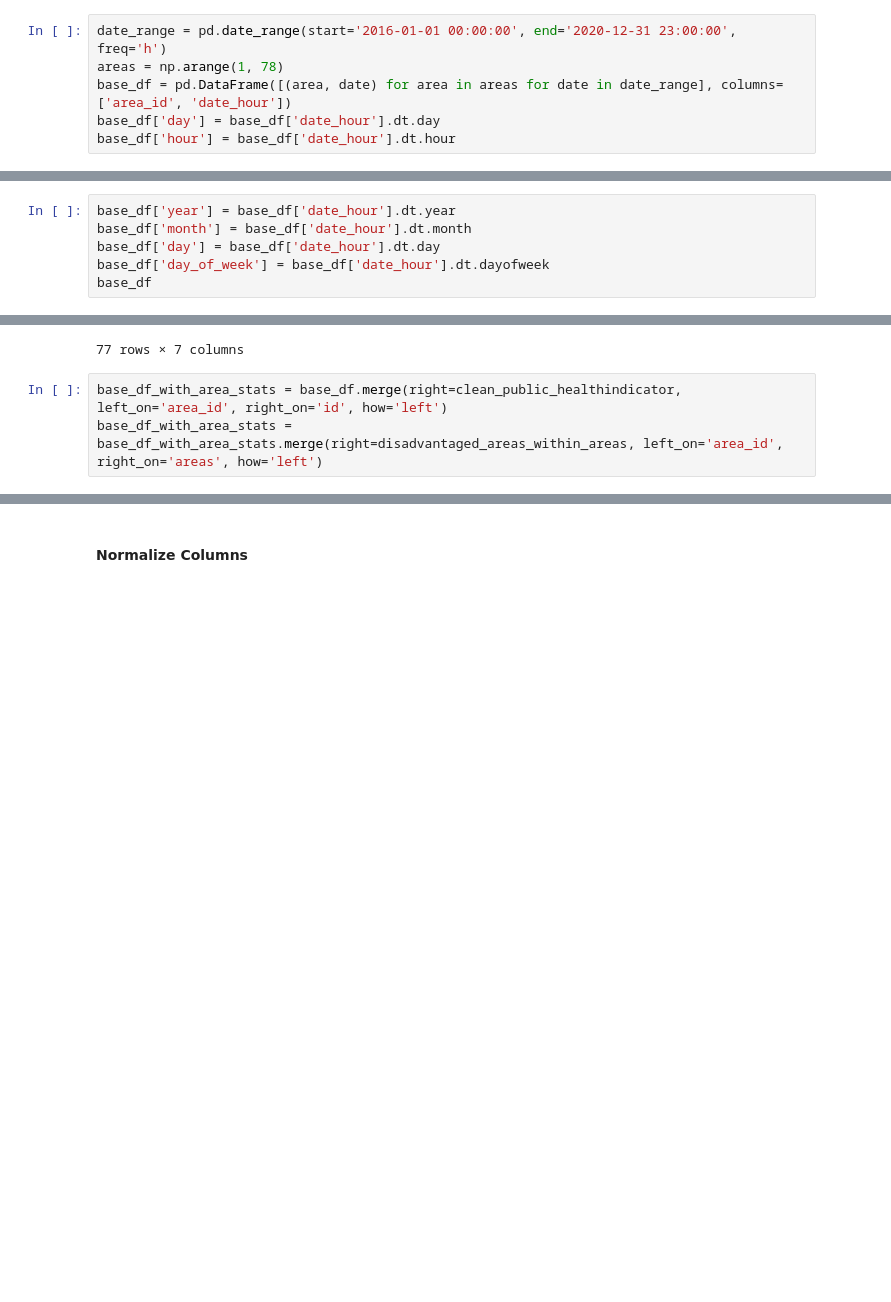
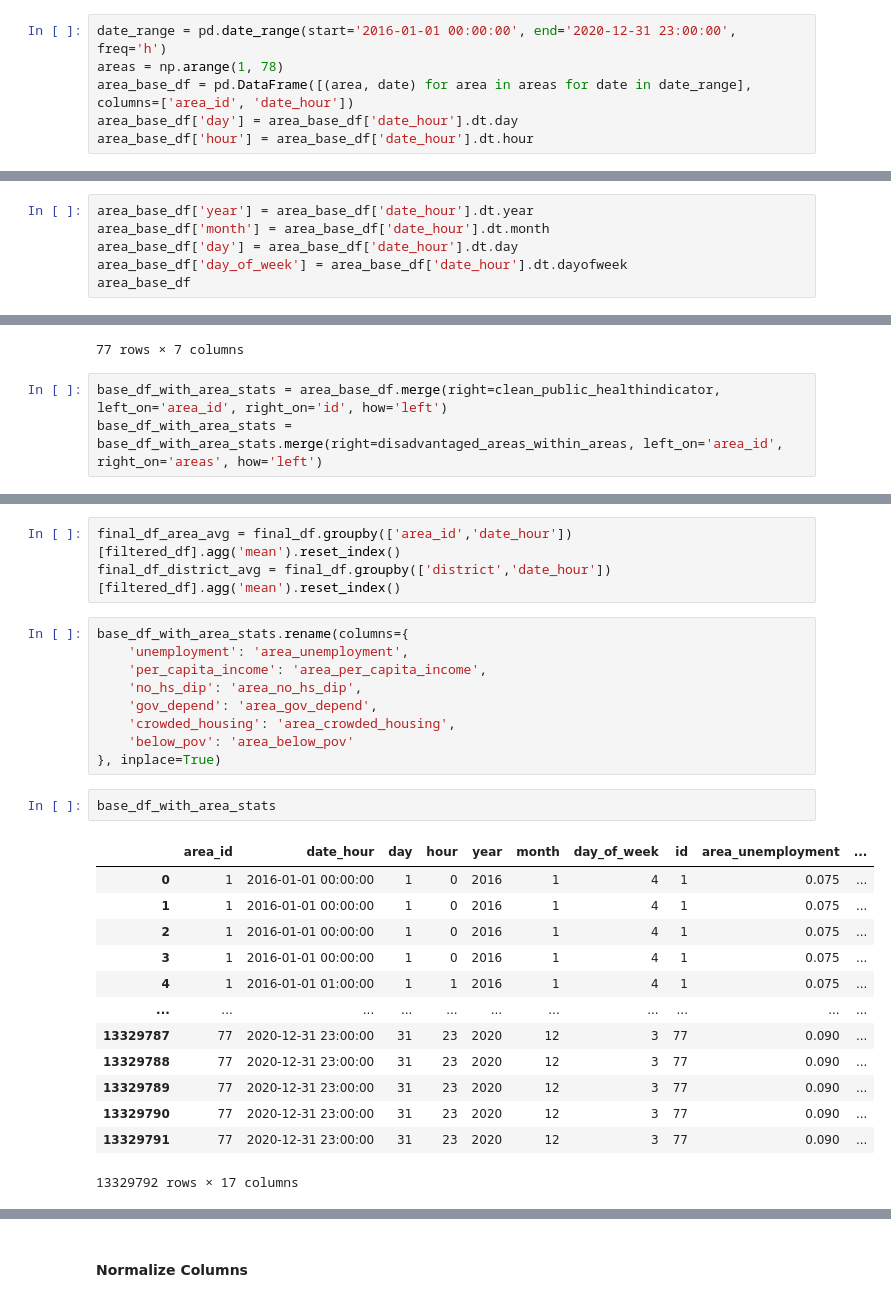
Before and after one commit to evanameyer1/Uncovering-New-Factors-In-Chicago-Crime-through-Regression-Models, a Jupyter notebook: models/notebooks/04_feature_engineering.ipynb, the cells around one changed output, grey strips where cells are left out. Drawn from its saved outputs; the diff is of its cells as text; blank space fills up the shorter version.

```diff
--- a/models/notebooks/04_feature_engineering.ipynb
+++ b/models/notebooks/04_feature_engineering.ipynb
@@ -95,6 +118,6 @@ final_df = final_df.rename(columns={'areas':'area_id'})
 # %%
 date_range = pd.date_range(start='2016-01-01 00:00:00', end='2020-12-31 23:00:00', freq='h')
 areas = np.arange(1, 78)
-base_df = pd.DataFrame([(area, date) for area in areas for date in date_range], columns=['area_id', 'date_hour'])
-base_df['day'] = base_df['date_hour'].dt.day
-base_df['hour'] = base_df['date_hour'].dt.hour
+area_base_df = pd.DataFrame([(area, date) for area in areas for date in date_range], columns=['area_id', 'date_hour'])
+area_base_df['day'] = area_base_df['date_hour'].dt.day
+area_base_df['hour'] = area_base_df['date_hour'].dt.hour
@@ -117,9 +140,9 @@ base_df
 # %%
-base_df['year'] = base_df['date_hour'].dt.year
-base_df['month'] = base_df['date_hour'].dt.month
-base_df['day'] = base_df['date_hour'].dt.day
-base_df['day_of_week'] = base_df['date_hour'].dt.dayofweek
-base_df
+area_base_df['year'] = area_base_df['date_hour'].dt.year
+area_base_df['month'] = area_base_df['date_hour'].dt.month
+area_base_df['day'] = area_base_df['date_hour'].dt.day
+area_base_df['day_of_week'] = area_base_df['date_hour'].dt.dayofweek
+area_base_df
 # %% [output]
 |  | area_id | date_hour | day | hour | year | month | day_of_week |
 | 0 | 1 | 2016-01-01 00:00:00 | 1 | 0 | 2016 | 1 | 4 |
@@ -154,7 +177,7 @@ clean_public_healthindicator
 | 76 | 77 | 0.090 | 33364 | 0.090 | 0.234 | 0.039 | 0.166 |
 77 rows × 7 columns
 # %%
-base_df_with_area_stats = base_df.merge(right=clean_public_healthindicator, left_on='area_id', right_on='id', how='left')
+base_df_with_area_stats = area_base_df.merge(right=clean_public_healthindicator, left_on='area_id', right_on='id', how='left')
 base_df_with_area_stats = base_df_with_area_stats.merge(right=disadvantaged_areas_within_areas, left_on='area_id', right_on='areas', how='left')
 # %%
 filtered_df = ['police_stations_distance_0.1', 'police_stations_distance_0.3',
@@ -220,0 +219,28 @@ final_df_area_avg
+# %%
+final_df_area_avg = final_df.groupby(['area_id','date_hour'])[filtered_df].agg('mean').reset_index()
+final_df_district_avg = final_df.groupby(['district','date_hour'])[filtered_df].agg('mean').reset_index()
+# %%
+base_df_with_area_stats.rename(columns={
+    'unemployment': 'area_unemployment',
+    'per_capita_income': 'area_per_capita_income',
+    'no_hs_dip': 'area_no_hs_dip',
+    'gov_depend': 'area_gov_depend',
+    'crowded_housing': 'area_crowded_housing',
+    'below_pov': 'area_below_pov'
+}, inplace=True)
+# %%
+base_df_with_area_stats
+# %% [output]
+|  | area_id | date_hour | day | hour | year | month | day_of_week | id | area_unemployment | ... |
+| 0 | 1 | 2016-01-01 00:00:00 | 1 | 0 | 2016 | 1 | 4 | 1 | 0.075 | ... |
+| 1 | 1 | 2016-01-01 00:00:00 | 1 | 0 | 2016 | 1 | 4 | 1 | 0.075 | ... |
+| 2 | 1 | 2016-01-01 00:00:00 | 1 | 0 | 2016 | 1 | 4 | 1 | 0.075 | ... |
+| 3 | 1 | 2016-01-01 00:00:00 | 1 | 0 | 2016 | 1 | 4 | 1 | 0.075 | ... |
+| 4 | 1 | 2016-01-01 01:00:00 | 1 | 1 | 2016 | 1 | 4 | 1 | 0.075 | ... |
+| ... | ... | ... | ... | ... | ... | ... | ... | ... | ... | ... |
+| 13329787 | 77 | 2020-12-31 23:00:00 | 31 | 23 | 2020 | 12 | 3 | 77 | 0.090 | ... |
+| 13329788 | 77 | 2020-12-31 23:00:00 | 31 | 23 | 2020 | 12 | 3 | 77 | 0.090 | ... |
+| 13329789 | 77 | 2020-12-31 23:00:00 | 31 | 23 | 2020 | 12 | 3 | 77 | 0.090 | ... |
+| 13329790 | 77 | 2020-12-31 23:00:00 | 31 | 23 | 2020 | 12 | 3 | 77 | 0.090 | ... |
+| 13329791 | 77 | 2020-12-31 23:00:00 | 31 | 23 | 2020 | 12 | 3 | 77 | 0.090 | ... |
+13329792 rows × 17 columns
```
Also changed, not shown: parts of 49 cells of this notebook, 1 other file.
